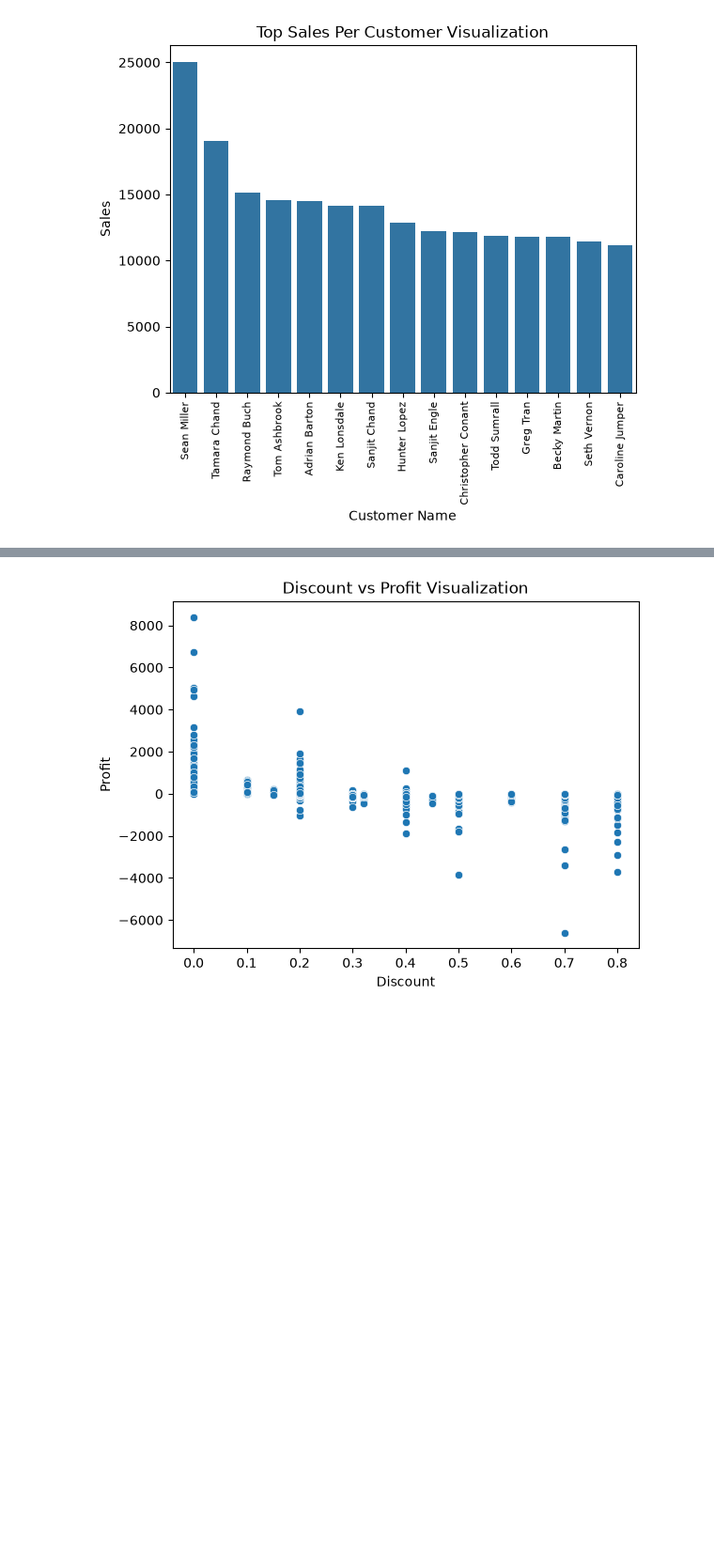
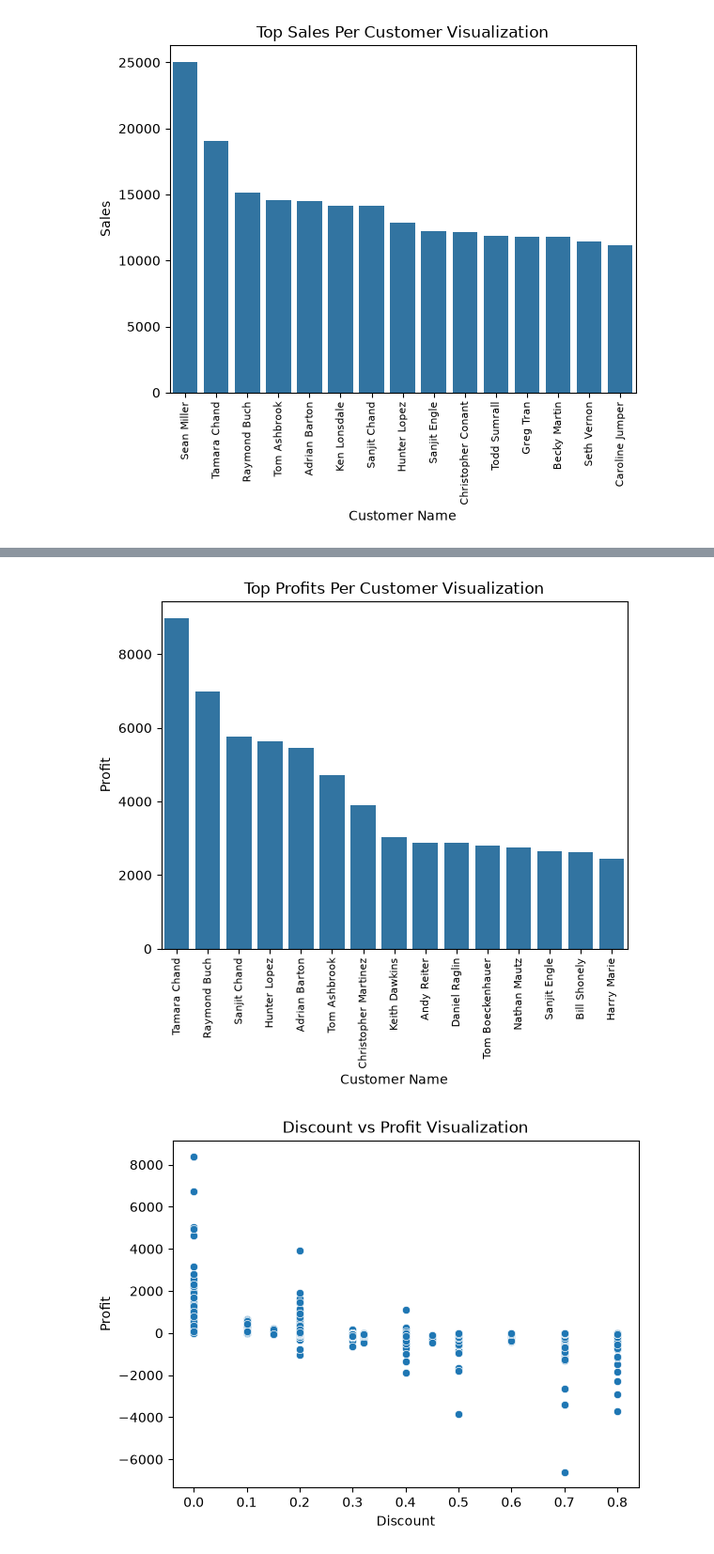
Before and after one commit to RISH-VERSION/Data-Analysis-SalesReport-Project, a Jupyter notebook: notebook/ExploratoryDataAnalysis.ipynb, the cells around one changed output, grey strips where cells are left out. Shown at 94% size. Saved outputs shown, nothing was run; the diff lists cells and outputs as text; code cells hidden in the pictures; blank space fills up the shorter version.

```diff
--- a/notebook/ExploratoryDataAnalysis.ipynb
+++ b/notebook/ExploratoryDataAnalysis.ipynb
@@ -198,3 +198,7 @@ plt.xticks(rotation=90, fontsize=8)
 plt.show()
 # %% [output]
 [figure]
+# %%
+top_profits_per_customer = df.groupby('Customer Name')['Profit'].sum().reset_index()
+top_profits_per_customer = top_profits_per_customer.sort_values(ascending=False, by='Profit').head(15)
+print(top_profits_per_customer)
@@ -201,3 +222,11 @@ plt.show()
+# %%
+# Visualizing Total_profits_per_customer using bar chart
+sns.barplot(x='Customer Name', y='Profit', data=top_profits_per_customer)
+plt.title('Top Profits Per Customer Visualization')
+plt.xticks(rotation=90, fontsize=8)
+plt.show()
+# %% [output]
+[figure, added]
 # %%
 # 7. Discount vs Profit
 sns.scatterplot(x='Discount', y='Profit', data=df)
```
Also changed, not shown: parts of 1 cell of this notebook, 9 other files.
